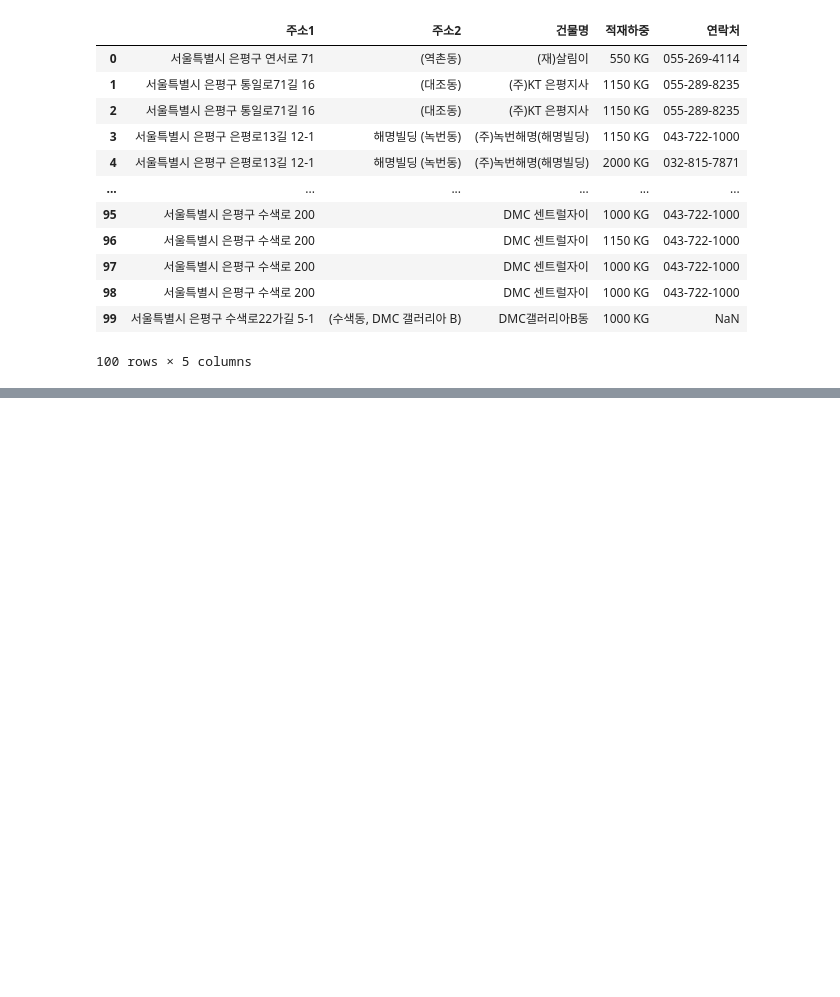
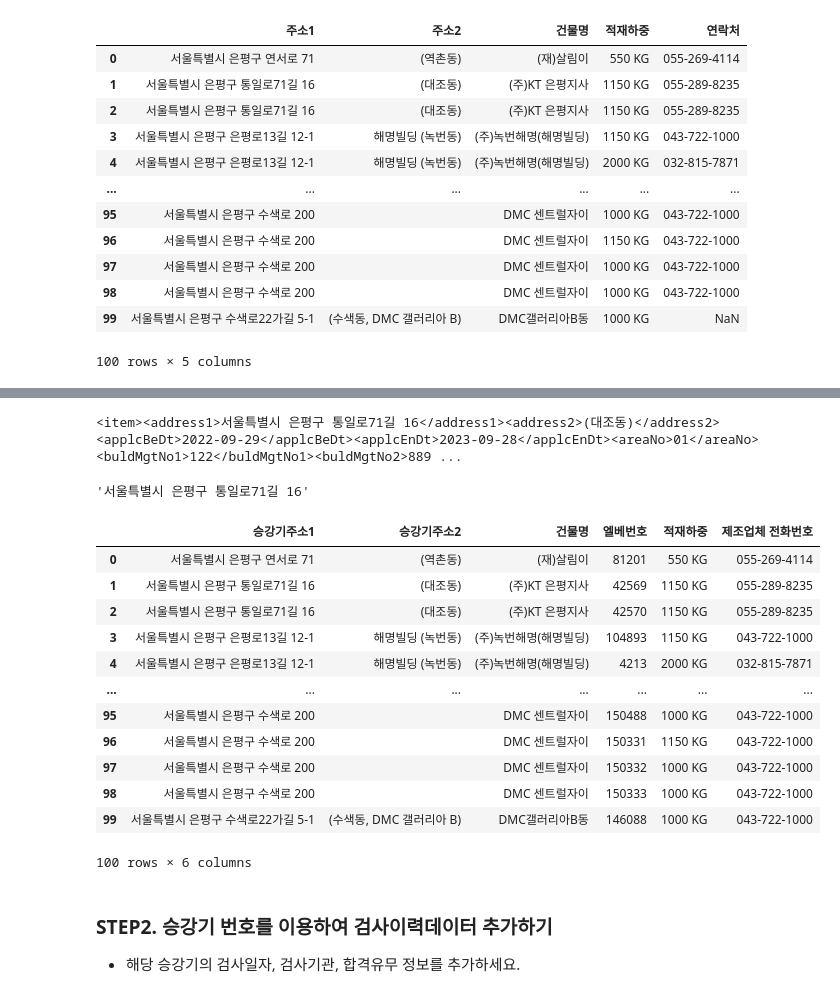
Before and after one commit to kshhhhh91/Data-Analysis-Basic-Practice, a Jupyter notebook: 오픈api.ipynb, the cells around one changed output, grey strips where cells are left out. Drawn from its saved outputs; the diff is of its cells as text; code cells hidden in the pictures; blank space fills up the shorter version.

```diff
--- a/오픈api.ipynb
+++ b/오픈api.ipynb
@@ -191,0 +193,8 @@ soup.select('manufacturerTelno')
+# %%
+itm[1]
+# %% [output]
+<item><address1>서울특별시 은평구 통일로71길 16</address1><address2>(대조동)</address2><applcBeDt>2022-09-29</applcBeDt><applcEnDt>2023-09-28</applcEnDt><areaNo>01</areaNo><buldMgtNo1>122</buldMgtNo1><buldMgtNo2>889 ...
+# %%
+itm[1].select('address1')[0].text
+# %% [output]
+'서울특별시 은평구 통일로71길 16'
@@ -191,0 +222,20 @@ soup.select('manufacturerTelno')
+# %%
+new_df = pd.read_csv('elevatorList.csv', encoding='euc-kr')
+new_df
+# %% [output]
+|  | 승강기주소1 | 승강기주소2 | 건물명 | 엘베번호 | 적재하중 | 제조업체 전화번호 |
+| 0 | 서울특별시 은평구 연서로 71 | (역촌동) | (재)살림이 | 81201 | 550 KG | 055-269-4114 |
+| 1 | 서울특별시 은평구 통일로71길 16 | (대조동) | (주)KT 은평지사 | 42569 | 1150 KG | 055-289-8235 |
+| 2 | 서울특별시 은평구 통일로71길 16 | (대조동) | (주)KT 은평지사 | 42570 | 1150 KG | 055-289-8235 |
+| 3 | 서울특별시 은평구 은평로13길 12-1 | 해명빌딩 (녹번동) | (주)녹번해명(해명빌딩) | 104893 | 1150 KG | 043-722-1000 |
+| 4 | 서울특별시 은평구 은평로13길 12-1 | 해명빌딩 (녹번동) | (주)녹번해명(해명빌딩) | 4213 | 2000 KG | 032-815-7871 |
+| ... | ... | ... | ... | ... | ... | ... |
+| 95 | 서울특별시 은평구 수색로 200 |  | DMC 센트럴자이 | 150488 | 1000 KG | 043-722-1000 |
+| 96 | 서울특별시 은평구 수색로 200 |  | DMC 센트럴자이 | 150331 | 1150 KG | 043-722-1000 |
+| 97 | 서울특별시 은평구 수색로 200 |  | DMC 센트럴자이 | 150332 | 1000 KG | 043-722-1000 |
+| 98 | 서울특별시 은평구 수색로 200 |  | DMC 센트럴자이 | 150333 | 1000 KG | 043-722-1000 |
+| 99 | 서울특별시 은평구 수색로22가길 5-1 | (수색동, DMC 갤러리아 B) | DMC갤러리아B동 | 146088 | 1000 KG | 043-722-1000 |
+100 rows × 6 columns
+# %% [markdown]
+### STEP2. 승강기 번호를 이용하여 검사이력데이터 추가하기
+- 해당 승강기의 검사일자, 검사기관, 합격유무 정보를 추가하세요.
```
Also changed, not shown: parts of 10 cells of this notebook, 1 other file.
